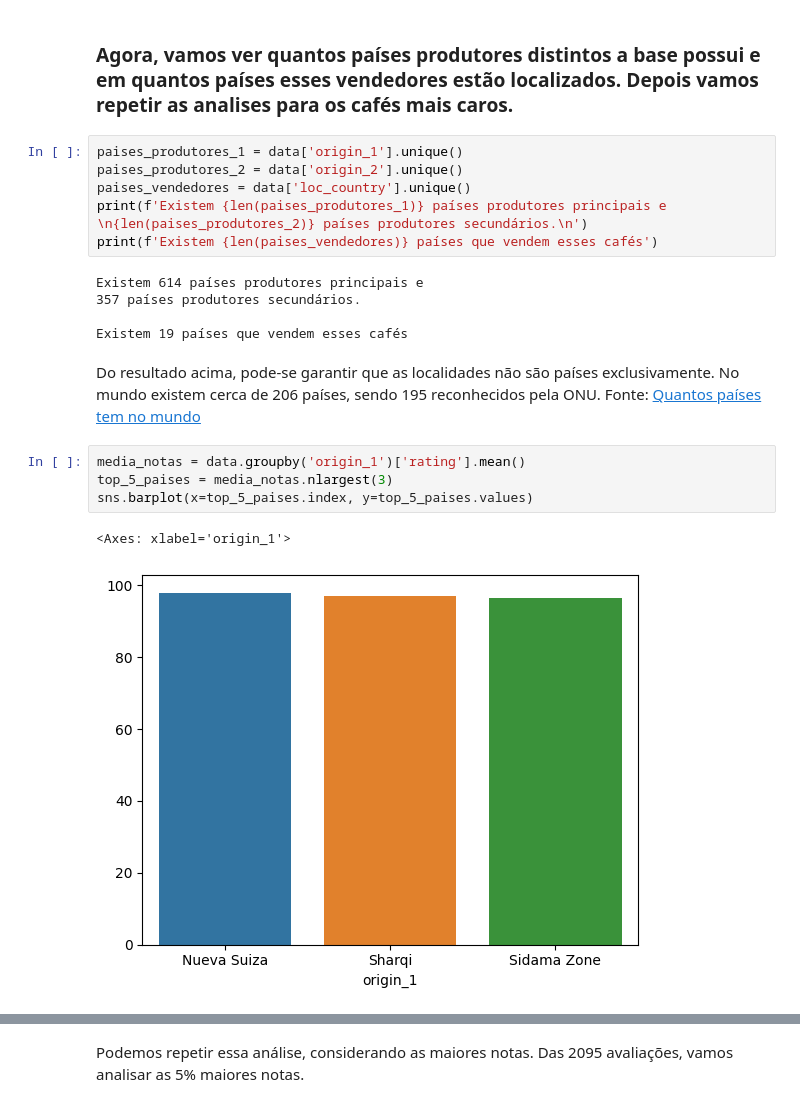
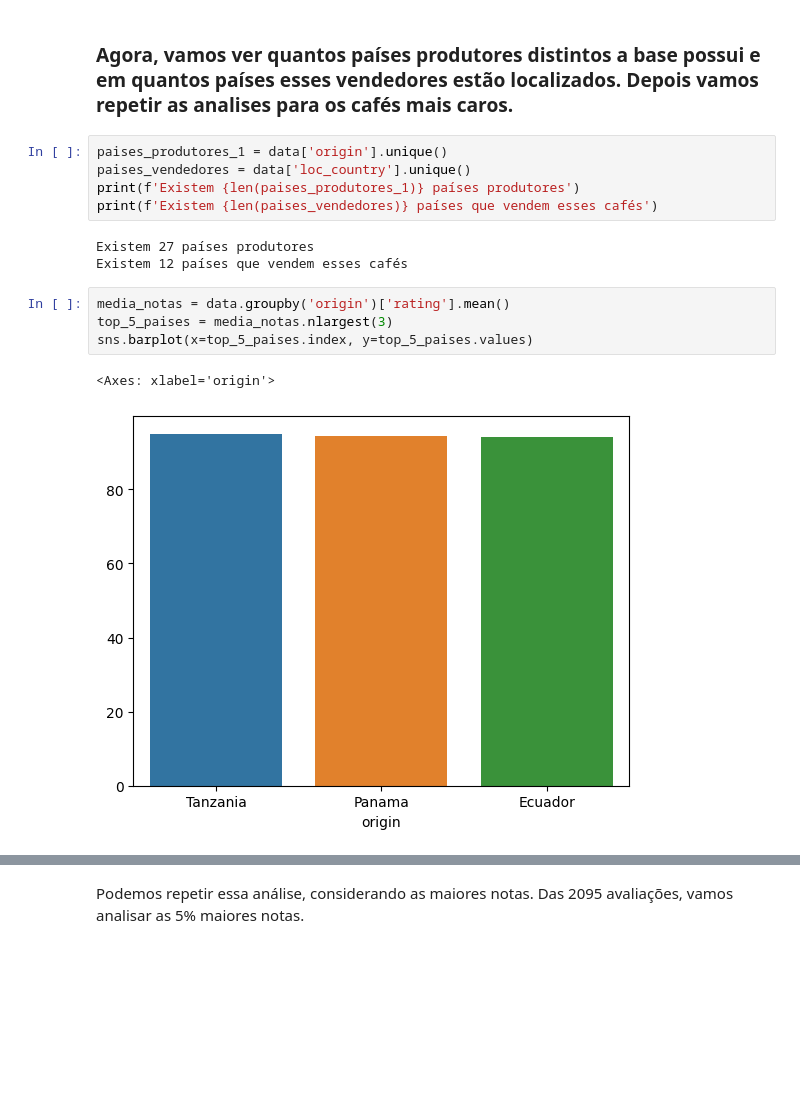
Before and after one commit to atlantico-academy/equipe3-2024.3, a Jupyter notebook: notebooks/01-exploratory_data_analysis.ipynb, the cells around one changed output, grey strips where cells are left out. Saved outputs shown, nothing was run; the diff lists cells and outputs as text; blank space fills up the shorter version.

```diff
--- a/notebooks/01-exploratory_data_analysis.ipynb
+++ b/notebooks/01-exploratory_data_analysis.ipynb
@@ -193,23 +186,18 @@ Text(0, 0.5, 'Local da venda')
 # %% [markdown]
 ### Agora, vamos ver quantos países produtores distintos a base possui e em quantos países esses vendedores estão localizados. Depois vamos repetir as analises para os cafés mais caros.
 # %%
-paises_produtores_1 = data['origin_1'].unique()
-paises_produtores_2 = data['origin_2'].unique()
+paises_produtores_1 = data['origin'].unique()
 paises_vendedores = data['loc_country'].unique()
-print(f'Existem {len(paises_produtores_1)} países produtores principais e \n{len(paises_produtores_2)} países produtores secundários.\n')
+print(f'Existem {len(paises_produtores_1)} países produtores')
 print(f'Existem {len(paises_vendedores)} países que vendem esses cafés')
 # %% [output]
-Existem 614 países produtores principais e
-357 países produtores secundários.
-
-Existem 19 países que vendem esses cafés
+Existem 27 países produtores
+Existem 12 países que vendem esses cafés
-# %% [markdown]
-Do resultado acima, pode-se garantir que as localidades não são países exclusivamente. No mundo existem cerca de 206 países, sendo 195 reconhecidos pela ONU. Fonte: [Quantos países tem no mundo](https://www.melhoresdestinos.com.br/quantos-paises-mundo.html)
 # %%
-media_notas = data.groupby('origin_1')['rating'].mean()
+media_notas = data.groupby('origin')['rating'].mean()
 top_5_paises = media_notas.nlargest(3)
 sns.barplot(x=top_5_paises.index, y=top_5_paises.values)
 # %% [output]
-<Axes: xlabel='origin_1'>
+<Axes: xlabel='origin'>
-[figure, old version]
+[figure, new version]
 # %%
```
Also changed, not shown: parts of 21 cells of this notebook, 1 other file.
